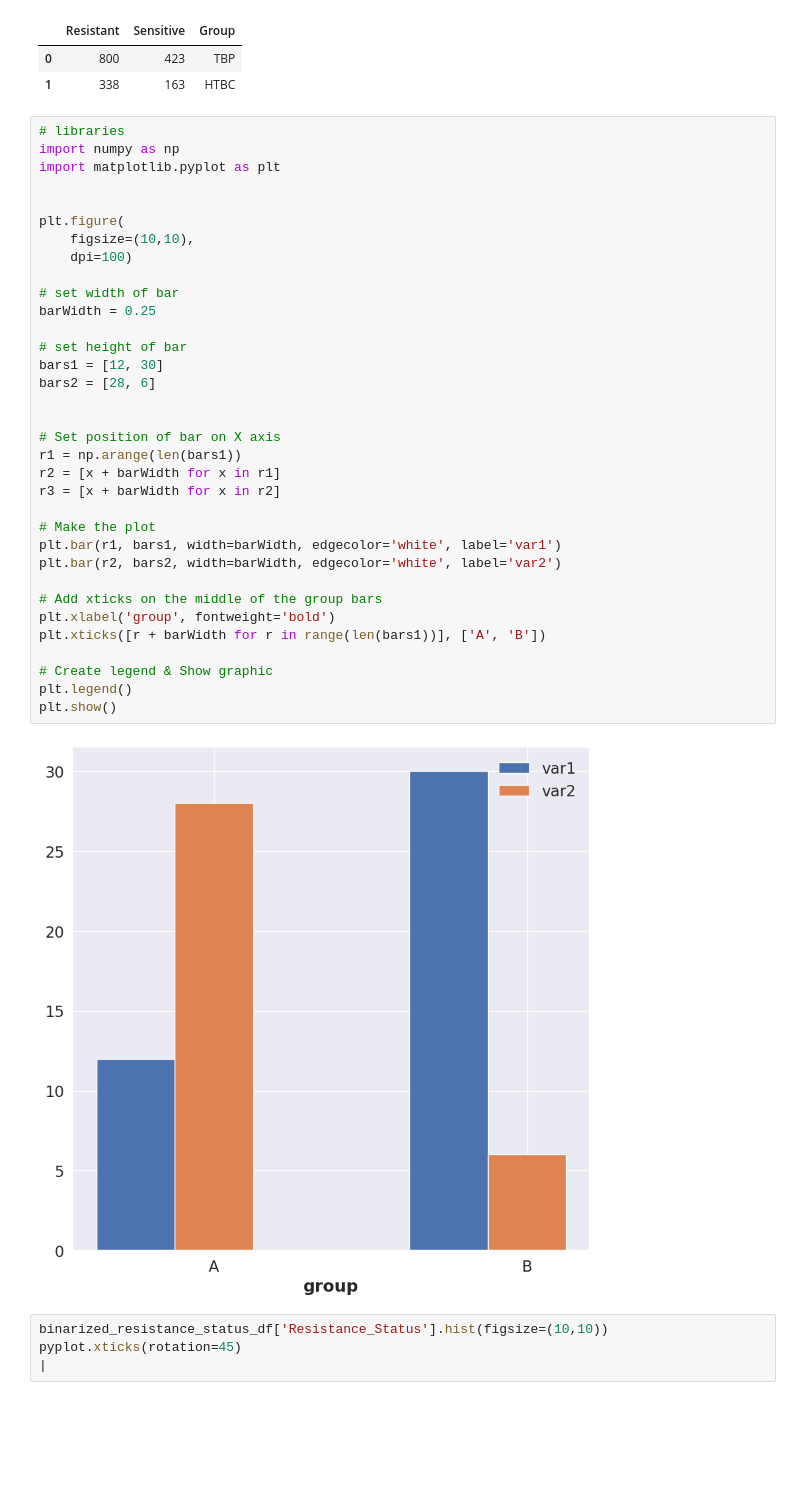
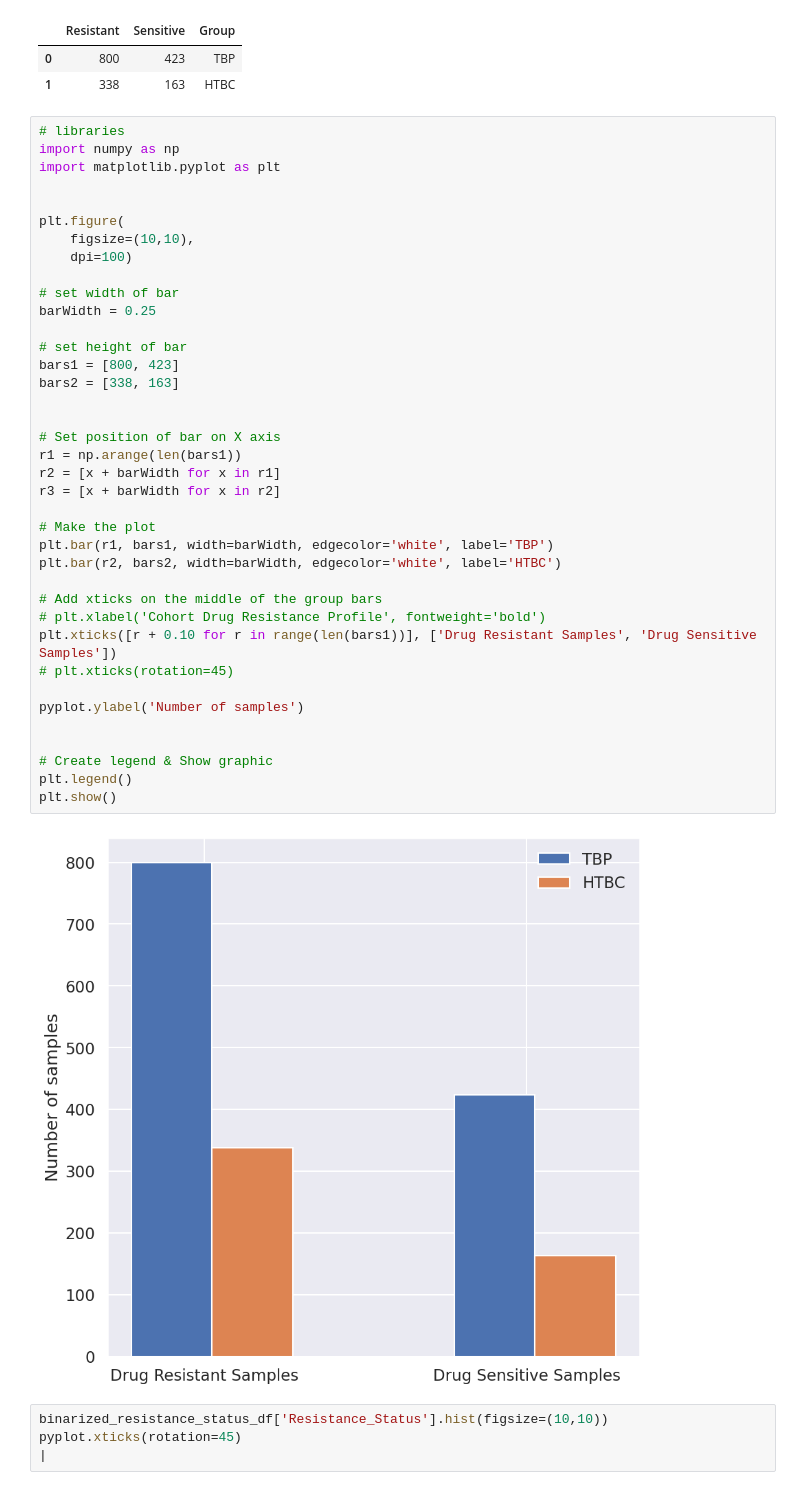
Before and after one commit to abhi18av/LJMU_Masters_Dissertation, a Jupyter notebook: src/notebooks/FINAL/003_eda_mono_resistance.ipynb, the cells around one changed output. Drawn from its saved outputs; the diff is of its cells as text; blank space fills up the shorter version.

```diff
--- a/src/notebooks/FINAL/003_eda_mono_resistance.ipynb
+++ b/src/notebooks/FINAL/003_eda_mono_resistance.ipynb
@@ -184,39 +184,43 @@ resistant_and_sensitive_genomes_df
 # %%
 # libraries
 import numpy as np
 import matplotlib.pyplot as plt
 
 
 plt.figure(
     figsize=(10,10),
     dpi=100)
 
 # set width of bar
 barWidth = 0.25
 
 # set height of bar
-bars1 = [12, 30]
-bars2 = [28, 6]
+bars1 = [800, 423]
+bars2 = [338, 163]
 
 
 # Set position of bar on X axis
 r1 = np.arange(len(bars1))
 r2 = [x + barWidth for x in r1]
 r3 = [x + barWidth for x in r2]
 
 # Make the plot
-plt.bar(r1, bars1, width=barWidth, edgecolor='white', label='var1')
-plt.bar(r2, bars2, width=barWidth, edgecolor='white', label='var2')
+plt.bar(r1, bars1, width=barWidth, edgecolor='white', label='TBP')
+plt.bar(r2, bars2, width=barWidth, edgecolor='white', label='HTBC')
 
 # Add xticks on the middle of the group bars
-plt.xlabel('group', fontweight='bold')
-plt.xticks([r + barWidth for r in range(len(bars1))], ['A', 'B'])
+# plt.xlabel('Cohort Drug Resistance Profile', fontweight='bold')
+plt.xticks([r + 0.10 for r in range(len(bars1))], ['Drug Resistant Samples', 'Drug Sensitive Samples'])
+# plt.xticks(rotation=45)
+
+pyplot.ylabel('Number of samples')
+
 
 # Create legend & Show graphic
 plt.legend()
 plt.show()
 # %% [output]
-[figure, old version]
+[figure, new version]
 # %%
 binarized_resistance_status_df['Resistance_Status'].hist(figsize=(10,10))
 pyplot.xticks(rotation=45)
```
Also changed, not shown: parts of 21 cells of this notebook.
